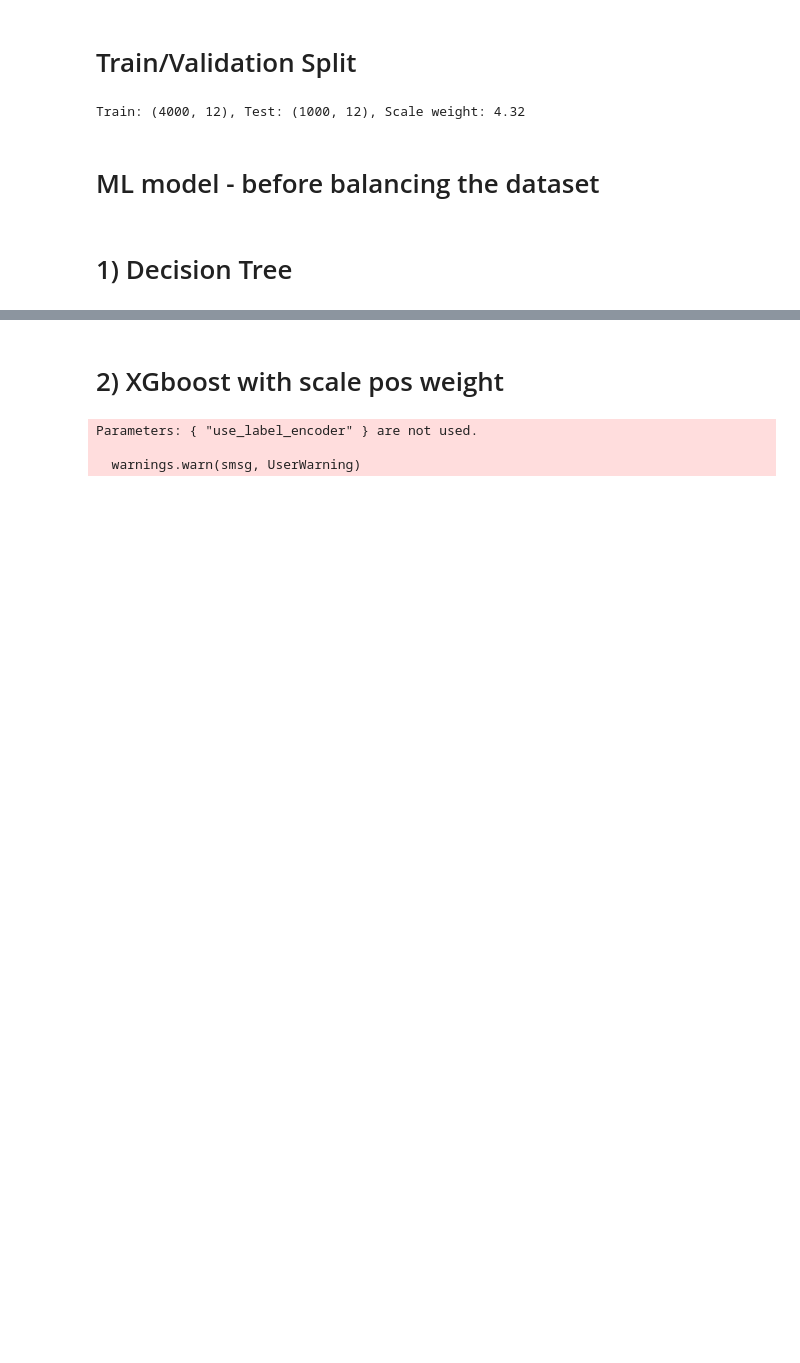
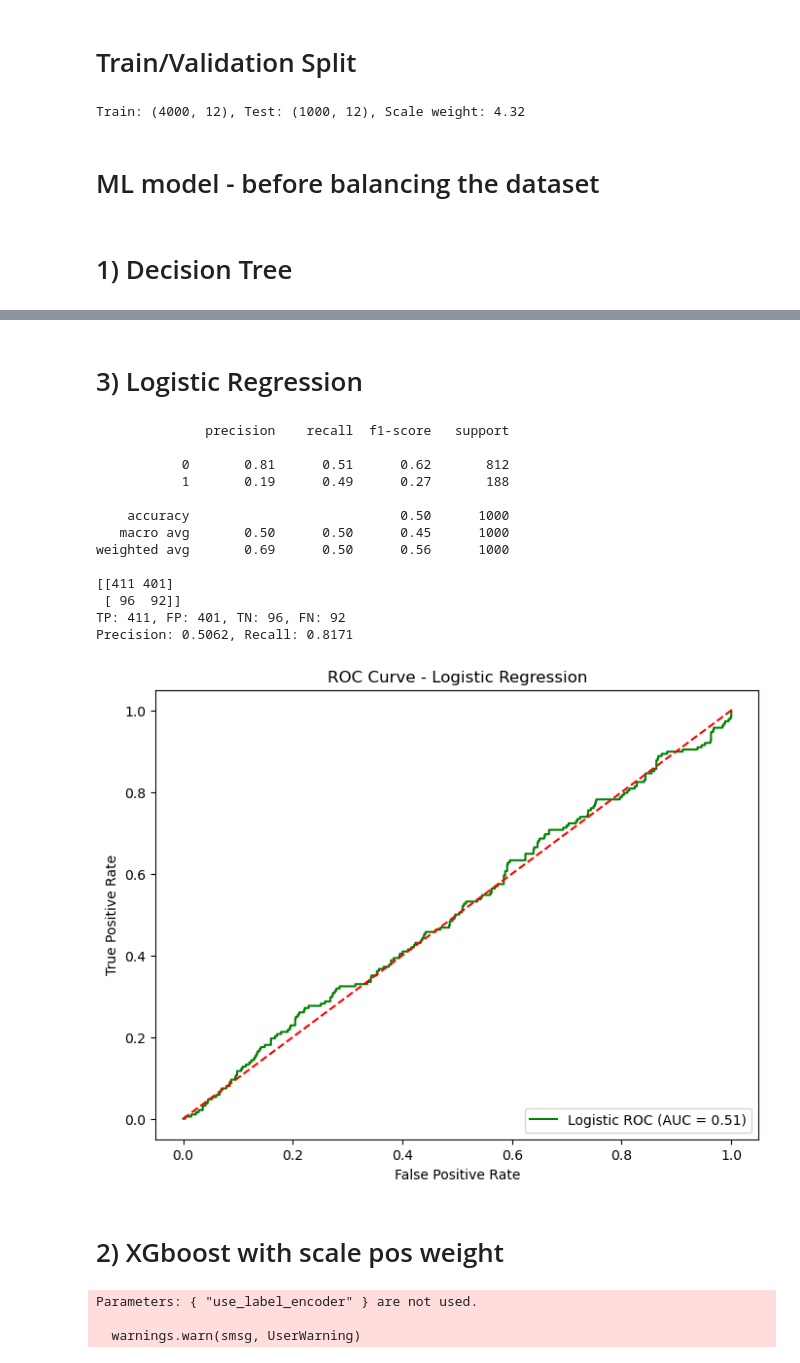
Before and after one commit to SairaBatool010/Hospital-Readmission-Prediction, a Jupyter notebook: SupervisedLearning.ipynb, the cells around one changed output, grey strips where cells are left out. Saved outputs shown, nothing was run; the diff lists cells and outputs as text; code cells hidden in the pictures; blank space fills up the shorter version.

```diff
--- a/SupervisedLearning.ipynb
+++ b/SupervisedLearning.ipynb
@@ -415,3 +430,49 @@ Precision: 1.0000, Recall: 1.0000
+# %% [markdown]
+# 3) Logistic Regression
+# %%
+from sklearn.linear_model import LogisticRegression
+
+log_model = LogisticRegression(class_weight="balanced", max_iter=10000)
+log_model.fit(x_train, y_train)
+log_pred = log_model.predict(x_test)
+print(classification_report(y_test, log_pred))
+print(confusion_matrix(y_test, log_pred))
+
+#print the true positive, false positive, true negative, false negative
+tp, fp, tn, fn = confusion_matrix(y_test,log_pred).ravel()
+print(f"TP: {tp}, FP: {fp}, TN: {tn}, FN: {fn}")
+precision = tp / (tp + fp) if (tp + fp) > 0 else 0
+recall = tp / (tp + fn) if (tp + fn) > 0 else 0
+print(f"Precision: {precision:.4f}, Recall: {recall:.4f}")
+
+
+#ROC curve and AUC for logistic regression
+y_prob_log = log_model.predict_proba(x_test)[:, 1]
+fpr_log, tpr_log, thresholds_log = roc_curve(y_test, y_prob_log)
+roc_auc_log = auc(fpr_log, tpr_log)
+plt.figure(figsize=(8, 6))
+plt.plot(fpr_log, tpr_log, color='green', label=f'Logistic ROC (AUC = {roc_auc_log:.2f})')
+plt.plot([0, 1], [0, 1], color='red', linestyle='--')
+plt.xlabel('False Positive Rate')
+plt.ylabel('True Positive Rate')
+plt.title('ROC Curve - Logistic Regression')
+plt.legend(loc='lower right')
+plt.show()
+# %% [output]
+              precision    recall  f1-score   support
+
+           0       0.81      0.51      0.62       812
+           1       0.19      0.49      0.27       188
+
+    accuracy                           0.50      1000
+   macro avg       0.50      0.50      0.45      1000
+weighted avg       0.69      0.50      0.56      1000
+
+[[411 401]
+ [ 96  92]]
+TP: 411, FP: 401, TN: 96, FN: 92
+Precision: 0.5062, Recall: 0.8171
+[figure, added]
 # %% [markdown]
 # 2) XGboost with scale pos weight
 # %%
```
Also changed, not shown: parts of 13 cells of this notebook.
